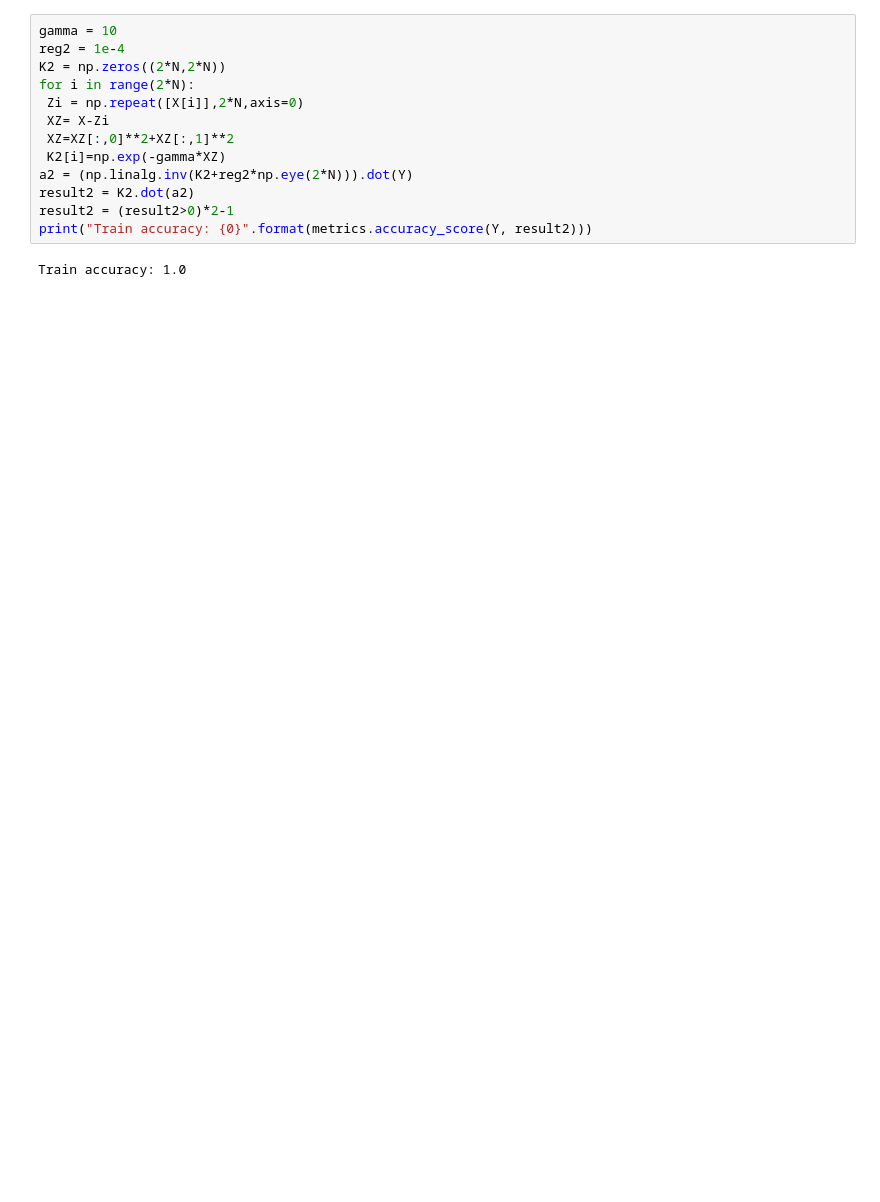
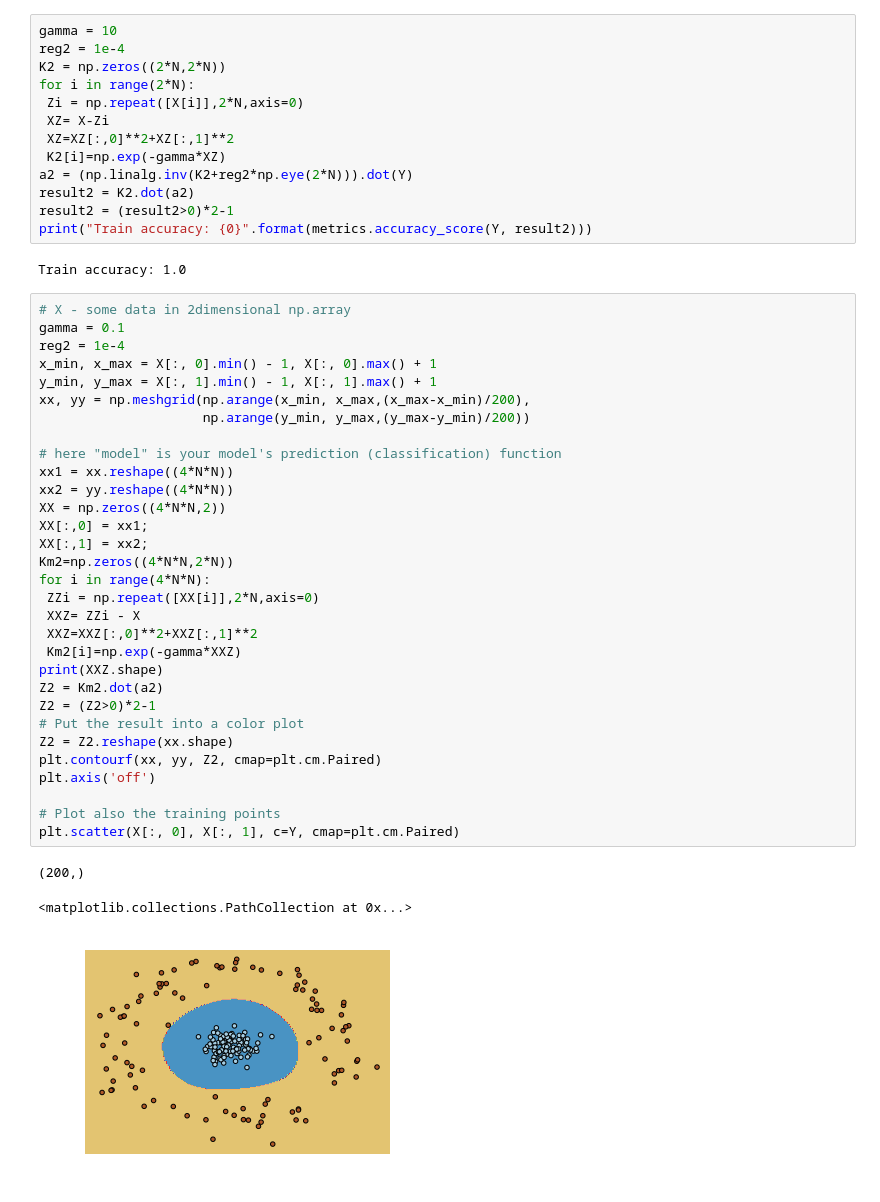
Before and after one commit to hysun308/CS189HW5, a Jupyter notebook: HW5P1.ipynb, the cells around one changed output. Cells and saved outputs as stored; diff of their text form; blank space fills up the shorter version.

```diff
--- a/HW5P1.ipynb
+++ b/HW5P1.ipynb
@@ -81,3 +99,38 @@ result2 = (result2>0)*2-1
 print("Train accuracy: {0}".format(metrics.accuracy_score(Y, result2)))
 # %% [output]
 Train accuracy: 1.0
+# %%
+# X - some data in 2dimensional np.array
+gamma = 0.1
+reg2 = 1e-4
+x_min, x_max = X[:, 0].min() - 1, X[:, 0].max() + 1
+y_min, y_max = X[:, 1].min() - 1, X[:, 1].max() + 1
+xx, yy = np.meshgrid(np.arange(x_min, x_max,(x_max-x_min)/200),
+                     np.arange(y_min, y_max,(y_max-y_min)/200))
+
+# here "model" is your model's prediction (classification) function
+xx1 = xx.reshape((4*N*N))
+xx2 = yy.reshape((4*N*N))
+XX = np.zeros((4*N*N,2))
+XX[:,0] = xx1;
+XX[:,1] = xx2;
+Km2=np.zeros((4*N*N,2*N))
+for i in range(4*N*N):
+ ZZi = np.repeat([XX[i]],2*N,axis=0)
+ XXZ= ZZi - X
+ XXZ=XXZ[:,0]**2+XXZ[:,1]**2
+ Km2[i]=np.exp(-gamma*XXZ)
+print(XXZ.shape)
+Z2 = Km2.dot(a2)
+Z2 = (Z2>0)*2-1
+# Put the result into a color plot
+Z2 = Z2.reshape(xx.shape)
+plt.contourf(xx, yy, Z2, cmap=plt.cm.Paired)
+plt.axis('off')
+
+# Plot also the training points
+plt.scatter(X[:, 0], X[:, 1], c=Y, cmap=plt.cm.Paired)
+# %% [output]
+(200,)
+<matplotlib.collections.PathCollection at 0x...>
+[figure, added]
```
Also changed, not shown: parts of 7 cells of this notebook, 4 other files.
